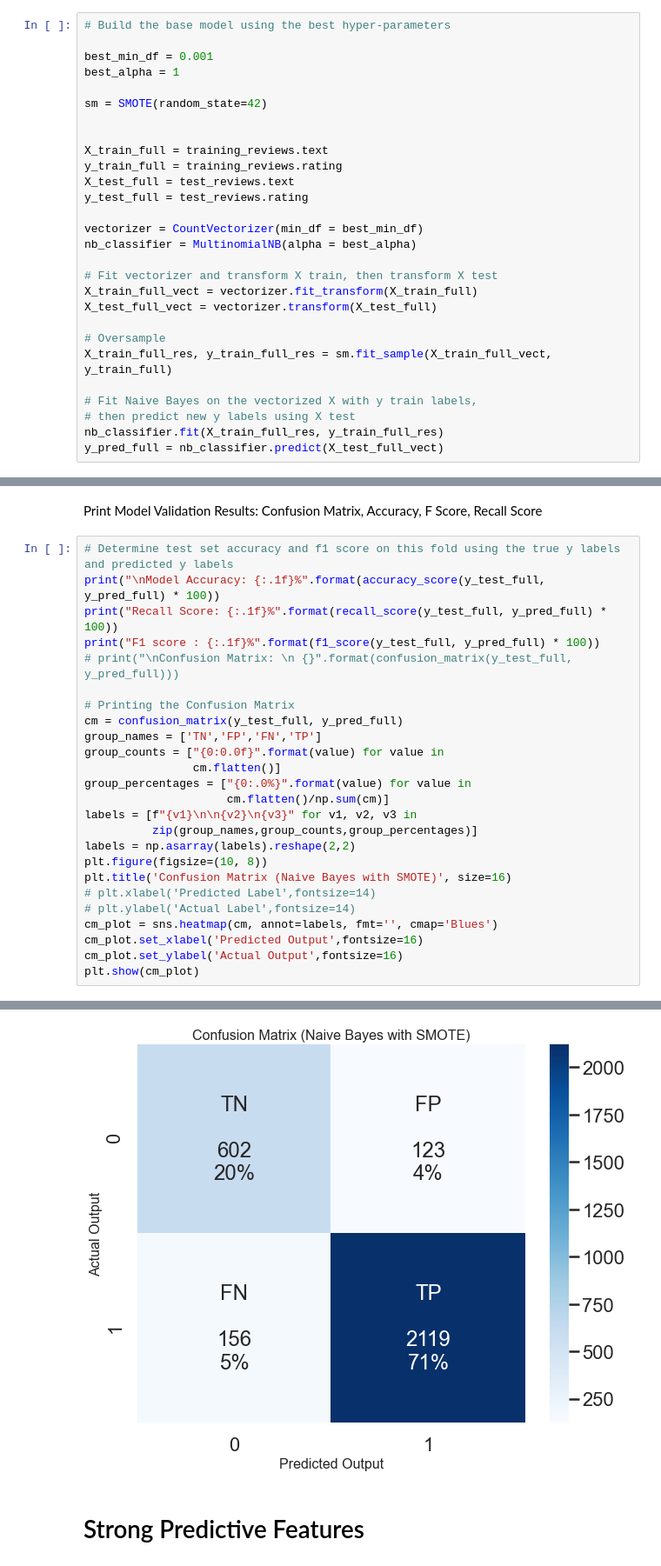
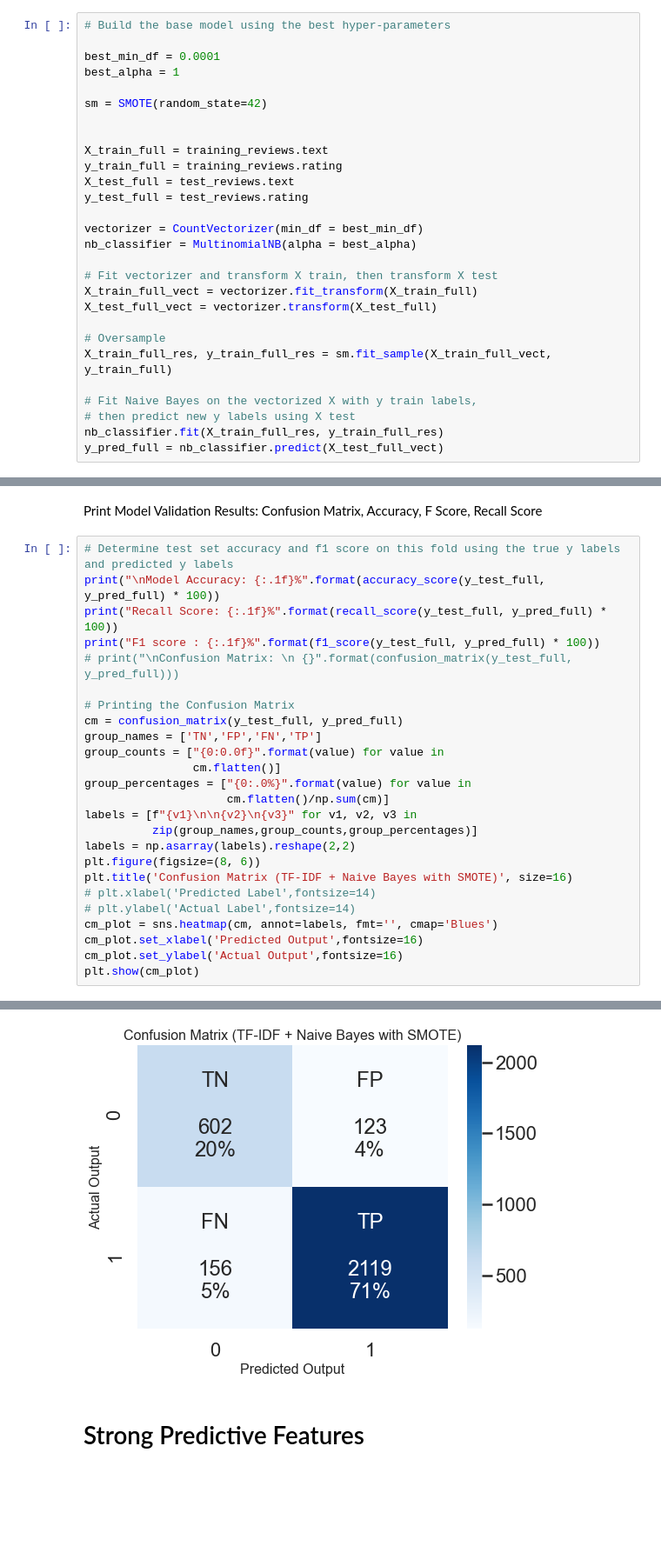
Before and after one commit to bibekm/Yelp_Restaurant_Reviews, a Jupyter notebook: Project Code.ipynb, the cells around one changed output, grey strips where cells are left out. Shown at 87% size. Drawn from its saved outputs; the diff is of its cells as text; blank space fills up the shorter version.

```diff
--- a/Yelp Restaurant Reviews Classification & Topic Recognition Project Code.ipynb
+++ b/Project Code.ipynb
@@ -429,7 +434,7 @@ Best min_df: 0.0001
 # %%
 # Build the base model using the best hyper-parameters
 
-best_min_df = 0.001
+best_min_df = 0.0001
 best_alpha = 1
 
 sm = SMOTE(random_state=42)
@@ -745,33 +751,33 @@ Print Model Validation Results: Confusion Matrix, Accuracy, F Score, Recall Scor
 # %%
 # Determine test set accuracy and f1 score on this fold using the true y labels and predicted y labels
 print("\nModel Accuracy: {:.1f}%".format(accuracy_score(y_test_full, y_pred_full) * 100))
 print("Recall Score: {:.1f}%".format(recall_score(y_test_full, y_pred_full) * 100))
 print("F1 score : {:.1f}%".format(f1_score(y_test_full, y_pred_full) * 100))
 # print("\nConfusion Matrix: \n {}".format(confusion_matrix(y_test_full, y_pred_full)))
 
 # Printing the Confusion Matrix
 cm = confusion_matrix(y_test_full, y_pred_full)
 group_names = ['TN','FP','FN','TP']
 group_counts = ["{0:0.0f}".format(value) for value in
                 cm.flatten()]
 group_percentages = ["{0:.0%}".format(value) for value in
                      cm.flatten()/np.sum(cm)]
 labels = [f"{v1}\n\n{v2}\n{v3}" for v1, v2, v3 in
           zip(group_names,group_counts,group_percentages)]
 labels = np.asarray(labels).reshape(2,2)
-plt.figure(figsize=(10, 8))
-plt.title('Confusion Matrix (Naive Bayes with SMOTE)', size=16)
+plt.figure(figsize=(8, 6))
+plt.title('Confusion Matrix (TF-IDF + Naive Bayes with SMOTE)', size=16)
 # plt.xlabel('Predicted Label',fontsize=14)
 # plt.ylabel('Actual Label',fontsize=14)
 cm_plot = sns.heatmap(cm, annot=labels, fmt='', cmap='Blues')
 cm_plot.set_xlabel('Predicted Output',fontsize=16)
 cm_plot.set_ylabel('Actual Output',fontsize=16)
 plt.show(cm_plot)
 # %% [output]
 Model Accuracy: 90.7%
 Recall Score: 93.1%
 F1 score : 93.8%
-[figure, old version]
+[figure, new version]
 # %% [markdown]
 # Strong Predictive Features
 # %%
```
Also changed, not shown: parts of 14 cells of this notebook, 4 other files.
